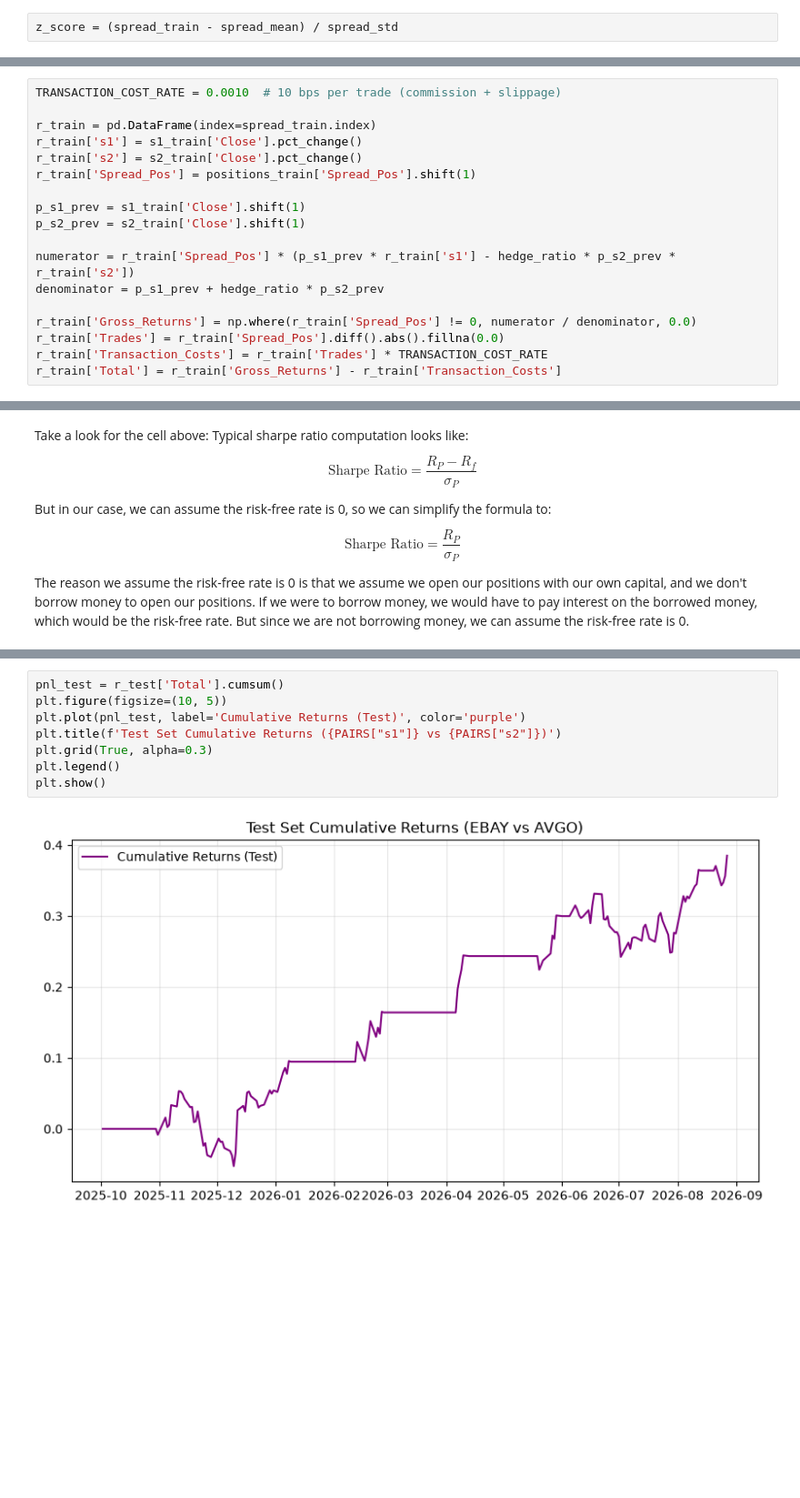
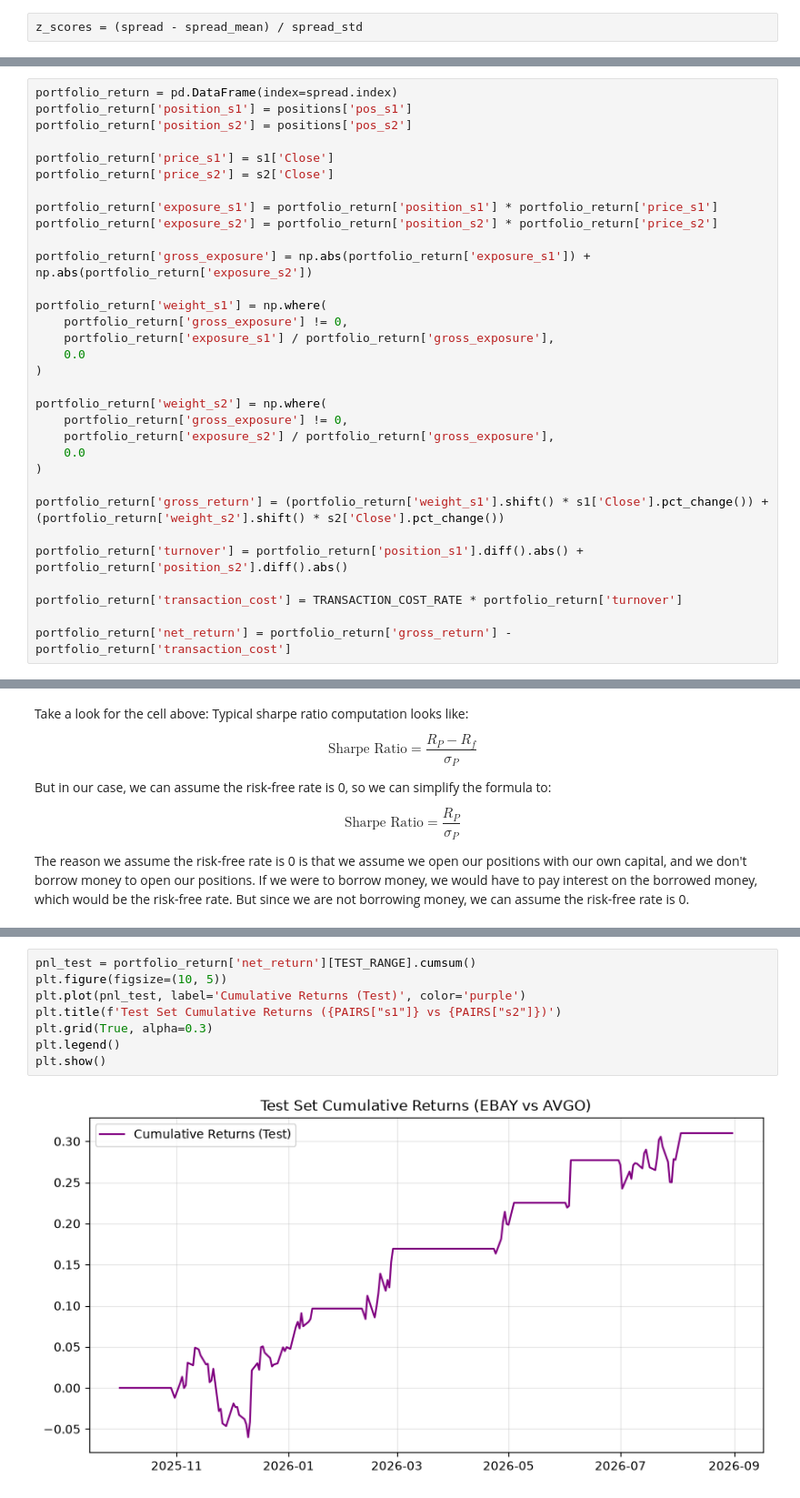
Before and after one commit to 01Joseph-Hwang10/quantitative-trading-exercise, a Jupyter notebook: notebooks/mean_reversion_strategy.ipynb, the cells around one changed output, grey strips where cells are left out. Shown at 91% size. Cells and saved outputs as stored; diff of their text form; blank space fills up the shorter version.

```diff
--- a/notebooks/mean_reversion_strategy.ipynb
+++ b/notebooks/mean_reversion_strategy.ipynb
@@ -214,7 +206,7 @@ Estimated Half-life of the Spread: 15.97 days
 # %% [markdown]
 ## Determining Signals & Positions
 # %%
-z_score = (spread_train - spread_mean) / spread_std
+z_scores = (spread - spread_mean) / spread_std
 # %% [markdown]
 We calculated Z-score of the spread to identify the entry and exit points for our pair trading strategy. To implement a robust mean-reversion trading strategy, we define a state-machine that holds positions until the spread reverts back to its mean (Z-score crosses 0). This prevents over-trading and premature exits compared to exiting as soon as Z falls below 2.
 
@@ -272,19 +278,33 @@ Now we'll evaluate the performance of our pair trading strategy. To compute corr
 # %%
-TRANSACTION_COST_RATE = 0.0010  # 10 bps per trade (commission + slippage)
+portfolio_return = pd.DataFrame(index=spread.index)
+portfolio_return['position_s1'] = positions['pos_s1']
+portfolio_return['position_s2'] = positions['pos_s2']
 
-r_train = pd.DataFrame(index=spread_train.index)
-r_train['s1'] = s1_train['Close'].pct_change()
-r_train['s2'] = s2_train['Close'].pct_change()
-r_train['Spread_Pos'] = positions_train['Spread_Pos'].shift(1)
+portfolio_return['price_s1'] = s1['Close']
+portfolio_return['price_s2'] = s2['Close']
 
-p_s1_prev = s1_train['Close'].shift(1)
-p_s2_prev = s2_train['Close'].shift(1)
+portfolio_return['exposure_s1'] = portfolio_return['position_s1'] * portfolio_return['price_s1']
+portfolio_return['exposure_s2'] = portfolio_return['position_s2'] * portfolio_return['price_s2']
 
-numerator = r_train['Spread_Pos'] * (p_s1_prev * r_train['s1'] - hedge_ratio * p_s2_prev * r_train['s2'])
-denominator = p_s1_prev + hedge_ratio * p_s2_prev
+portfolio_return['gross_exposure'] = np.abs(portfolio_return['exposure_s1']) + np.abs(portfolio_return['exposure_s2'])
 
-r_train['Gross_Returns'] = np.where(r_train['Spread_Pos'] != 0, numerator / denominator, 0.0)
-r_train['Trades'] = r_train['Spread_Pos'].diff().abs().fillna(0.0)
-r_train['Transaction_Costs'] = r_train['Trades'] * TRANSACTION_COST_RATE
-r_train['Total'] = r_train['Gross_Returns'] - r_train['Transaction_Costs']
+portfolio_return['weight_s1'] = np.where(
+    portfolio_return['gross_exposure'] != 0,
+    portfolio_return['exposure_s1'] / portfolio_return['gross_exposure'],
+    0.0
+)
+
+portfolio_return['weight_s2'] = np.where(
+    portfolio_return['gross_exposure'] != 0,
+    portfolio_return['exposure_s2'] / portfolio_return['gross_exposure'],
+    0.0
+)
+
+portfolio_return['gross_return'] = (portfolio_return['weight_s1'].shift() * s1['Close'].pct_change()) + (portfolio_return['weight_s2'].shift() * s2['Close'].pct_change())
+
+portfolio_return['turnover'] = portfolio_return['position_s1'].diff().abs() + portfolio_return['position_s2'].diff().abs()
+
+portfolio_return['transaction_cost'] = TRANSACTION_COST_RATE * portfolio_return['turnover']
+
+portfolio_return['net_return'] = portfolio_return['gross_return'] - portfolio_return['transaction_cost']
 # %%
@@ -352,11 +349,11 @@ r_test['Total'] = r_test['Gross_Returns'] - r_test['Transaction_Costs']
 # %%
-pnl_test = r_test['Total'].cumsum()
+pnl_test = portfolio_return['net_return'][TEST_RANGE].cumsum()
 plt.figure(figsize=(10, 5))
 plt.plot(pnl_test, label='Cumulative Returns (Test)', color='purple')
 plt.title(f'Test Set Cumulative Returns ({PAIRS["s1"]} vs {PAIRS["s2"]})')
 plt.grid(True, alpha=0.3)
 plt.legend()
 plt.show()
 # %% [output]
-[figure, old version]
+[figure, new version]
 # %%
```
Also changed, not shown: parts of 20 cells of this notebook, 5 other files.
